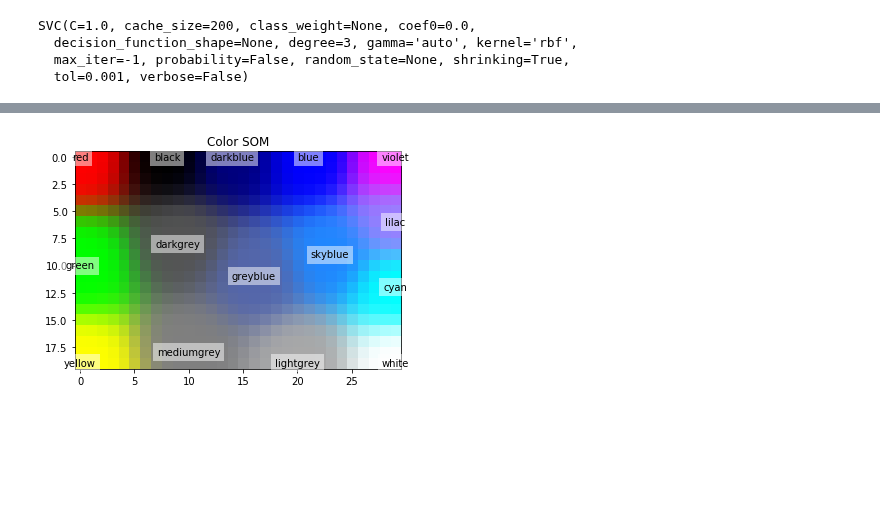
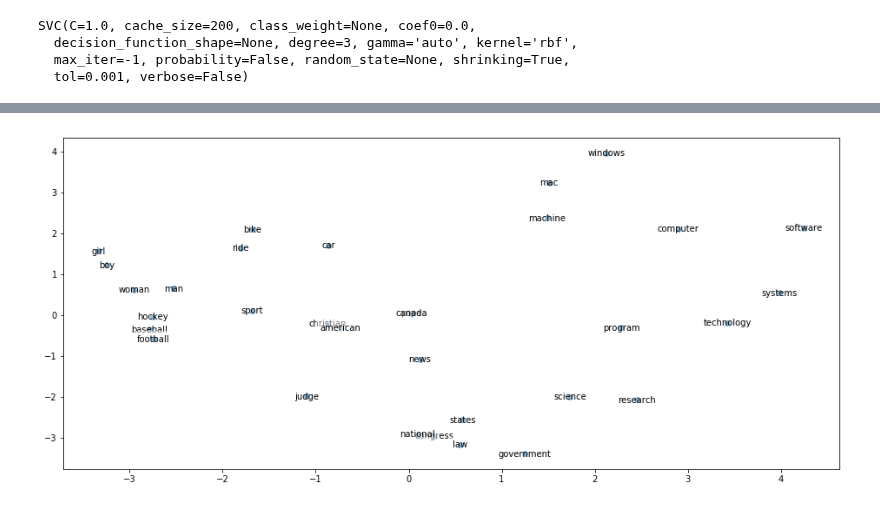
Before and after one commit to jupytercon2017user/jupytercon-2017, a Jupyter notebook: tutorial/3-Word-Embeddings.ipynb, the cells around one changed output, grey strips where cells are left out. Drawn from its saved outputs; the diff is of its cells as text; code cells hidden in the pictures; blank space fills up the shorter version.

```diff
--- a/tutorial/3-Word-Embeddings.ipynb
+++ b/tutorial/3-Word-Embeddings.ipynb
@@ -862,0 +591,24 @@ Use `tf.global_variables_initializer` instead.
+# %%
+from collections import Counter
+from sklearn.decomposition import PCA
+import numpy as np
+words = ['baseball','football','hockey','software','computer','machine',
+         'government','congress','bike','ride','car','windows', 'program',
+         'science', 'systems', 'research', 'technology', 'news', 'national',
+         'christian', 'pope', 'mac', 'states', 'canada', 'american', 'man',
+         'woman','boy','girl','sport', 'judge','law']
+
+vectors = np.array([nlp(word).vector for word in words])
+
+pca = PCA(3)
+vector_map = pca.fit_transform(vectors)
+# %%
+%matplotlib notebook
+from mpl_toolkits.mplot3d import Axes3D
+f = plt.figure()
+ax = Axes3D(f)
+#f, ax = plt.subplots(1, figsize = (16, 7))
+ax.scatter(vector_map[:, 0], vector_map[:, 1], vector_map[:, 2])
+for i, m in enumerate(vector_map):
+    ax.text(m[0], m[1],m[2], words[i], ha='center', va='center',
+            bbox=dict(facecolor='white', alpha=0.5, lw=0))
@@ -863,11 +618,9 @@ Use `tf.global_variables_initializer` instead.
 # %%
-import matplotlib.pyplot as plt
-#Plot
-plt.imshow(image_grid)
-plt.title('Color SOM')
-for i, m in enumerate(mapped):
-    plt.text(m[1], m[0], color_names[i], ha='center', va='center',
+%matplotlib inline
+f, ax = plt.subplots(1, figsize = (16, 7))
+plt.scatter(vector_map[:, 0], vector_map[:, 1])
+for i, m in enumerate(vector_map):
+    plt.text(m[0], m[1], words[i], ha='center', va='center',
              bbox=dict(facecolor='white', alpha=0.5, lw=0))
-plt.show()
 # %% [output]
-[figure, old version]
+[figure, new version]
```
Also changed, not shown: parts of 10 cells of this notebook, 1 other file.
